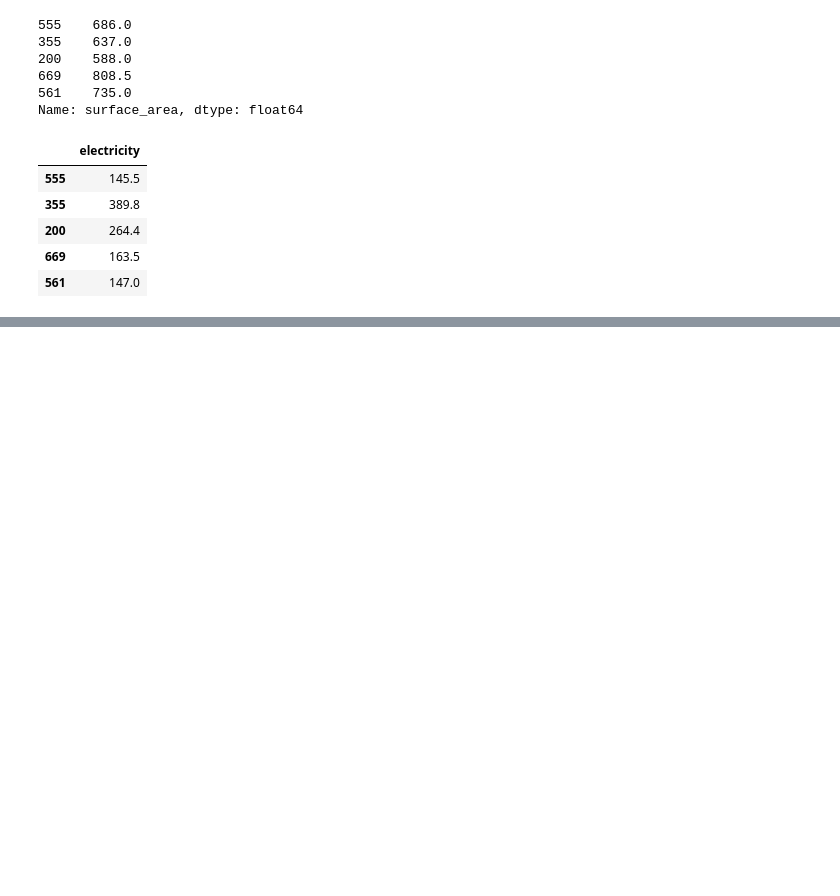
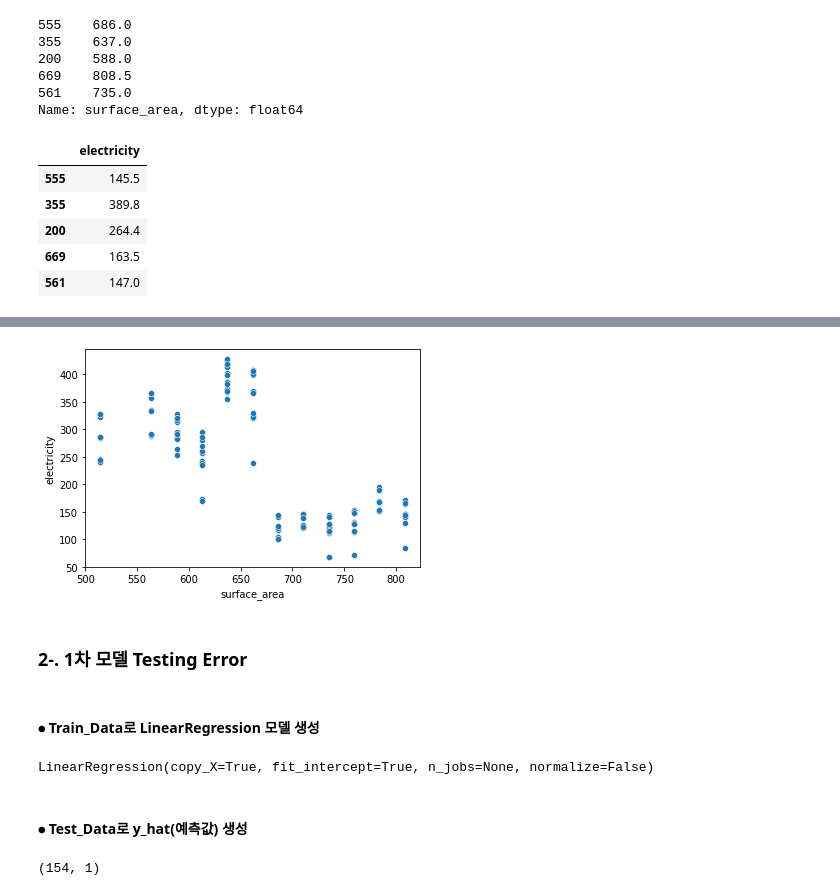
Before and after one commit to Seungeun-Song/Study-for-K-Digital-AI-developer, a Jupyter notebook: Practice/21_02_27_ModelValidation.ipynb, the cells around one changed output, grey strips where cells are left out. Saved outputs shown, nothing was run; the diff lists cells and outputs as text; code cells hidden in the pictures; blank space fills up the shorter version.

```diff
--- a/Practice/21_02_27_ModelValidation.ipynb
+++ b/Practice/21_02_27_ModelValidation.ipynb
@@ -534,0 +535,23 @@ y_train.head()
+# %%
+sns.scatterplot(x=X_test['surface_area'], y=y_test['electricity'])
+plt.show()
+# %% [output]
+[figure, added]
+# %% [markdown]
+### 2-. 1차 모델 Testing Error
+# %% [markdown]
+####     ⦁ Train_Data로 LinearRegression 모델 생성
+# %%
+from sklearn.linear_model import LinearRegression
+
+Model_1 = LinearRegression()
+Model_1.fit(X_train, y_train)
+# %% [output]
+LinearRegression(copy_X=True, fit_intercept=True, n_jobs=None, normalize=False)
+# %% [markdown]
+####    ⦁ Test_Data로 y_hat(예측값) 생성
+# %%
+y_hat_1 = Model_1.predict(X_test)
+y_hat_1.shape
+# %% [output]
+(154, 1)
```
Also changed, not shown: parts of 54 cells of this notebook.
